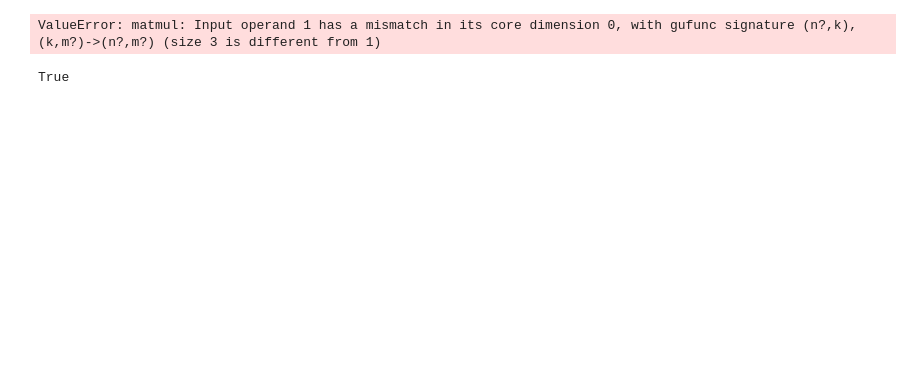
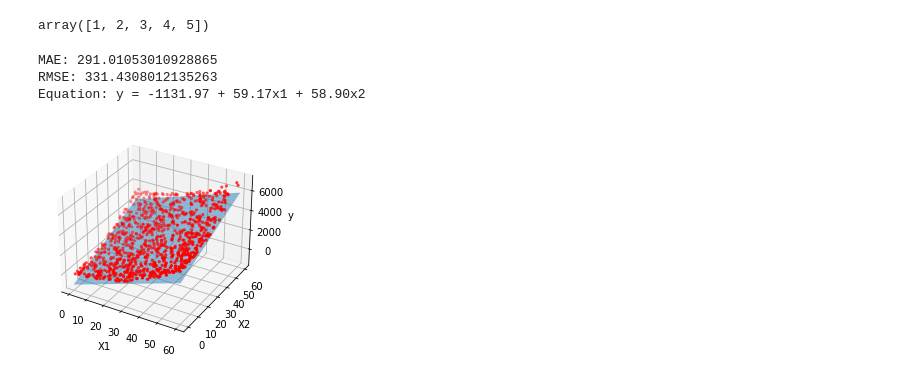
Before and after one commit to joao-mbn/etr-optimization, a Jupyter notebook: prototype.ipynb, the cells around one changed output. Saved outputs shown, nothing was run; the diff lists cells and outputs as text; code cells hidden in the pictures; blank space fills up the shorter version.

Commit message:
Added project instances. Removed old code.

```diff
--- a/prototype.ipynb
+++ b/prototype.ipynb
@@ -18,13 +4,0 @@ a = df2.describe(include='all')
-# %%
-dim = 3
-b = np.array([0.5, 1, 1.5]).reshape(dim, 1, 1)
-c = np.array([17, 26, 35]).reshape(1, dim, 1)
-d = np.array([1, 2, 3]).reshape(1, 1, dim)
-
-b @ c
-# %% [output]
-ValueError: matmul: Input operand 1 has a mismatch in its core dimension 0, with gufunc signature (n?,k),(k,m?)->(n?,m?) (size 3 is different from 1)
-# %%
-True if ['a'] else False
-# %% [output]
-True
@@ -30,0 +12,46 @@ True
+# %%
+df = pd.DataFrame({'x': x, 'y': y, 'z': z})
+df['x'][: 5].values
+# %% [output]
+array([1, 2, 3, 4, 5])
+# %%
+import matplotlib.pyplot as plt
+import numpy as np
+import sklearn.linear_model
+
+from mpl_toolkits.mplot3d import Axes3D
+
+X_train = np.random.rand(2000).reshape(1000,2)*60
+y_train = (X_train[:, 0]**2)+(X_train[:, 1]**2)
+X_test = np.random.rand(200).reshape(100,2)*60
+y_test = (X_test[:, 0]**2)+(X_test[:, 1]**2)
+
+fig = plt.figure()
+ax = fig.add_subplot(111, projection='3d')
+ax.scatter(X_train[:,0], X_train[:,1], y_train, marker='.', color='red')
+ax.set_xlabel("X1")
+ax.set_ylabel("X2")
+ax.set_zlabel("y")
+
+model = sklearn.linear_model.LinearRegression()
+model.fit(X_train, y_train)
+y_pred = model.predict(X_test)
+
+print("MAE: {}".format(np.abs(y_test-y_pred).mean()))
+print("RMSE: {}".format(np.sqrt(((y_test-y_pred)**2).mean())))
+
+coefs = model.coef_
+intercept = model.intercept_
+xs = np.tile(np.arange(61), (61,1))
+ys = np.tile(np.arange(61), (61,1)).T
+zs = xs*coefs[0]+ys*coefs[1]+intercept
+print("Equation: y = {:.2f} + {:.2f}x1 + {:.2f}x2".format(intercept, coefs[0],
+                                                          coefs[1]))
+
+ax.plot_surface(xs,ys,zs, alpha=0.5)
+plt.show()
+# %% [output]
+MAE: 291.01053010928865
+RMSE: 331.4308012135263
+Equation: y = -1131.97 + 59.17x1 + 58.90x2
+[figure, added]
```
Also changed, not shown: parts of 6 cells of this notebook, 9 other files.
